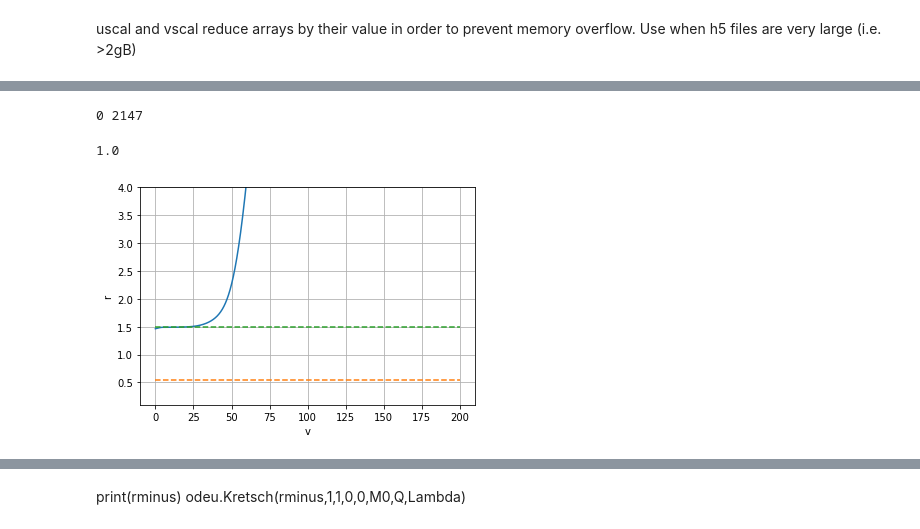
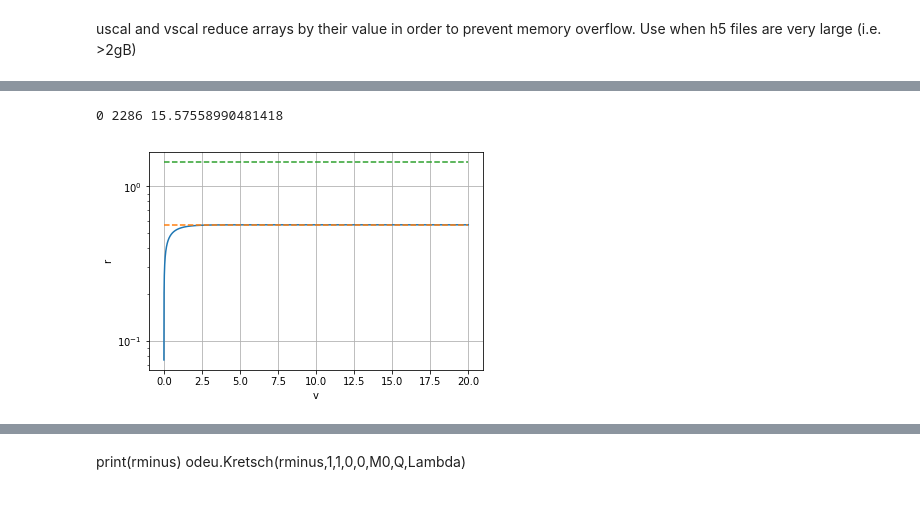
Before and after one commit to bpiotrzkowski/Double-Null-Code, a Jupyter notebook: All Function Checker.ipynb, the cells around one changed output, grey strips where cells are left out. Drawn from its saved outputs; the diff is of its cells as text; code cells hidden in the pictures.

```diff
--- a/All Function Checker.ipynb
+++ b/All Function Checker.ipynb
@@ -36,7 +36,9 @@ File already exists
 # %% [markdown]
 uscal and vscal reduce arrays by their value in order to prevent memory overflow. Use when h5 files are very large (i.e. >2gB)
 # %%
-rnputil=np.load('rnputil.npy')
-urange=np.load('urange.npy')[::uscal]
-vrange=np.load('vrange.npy')[::vscal]
+extension='0'
+datapath='data/'+extension+'/'
+rnputil=np.load(datapath+'rnputil.npy')
+urange=np.load(datapath+'urange.npy')[::uscal]
+vrange=np.load(datapath+'vrange.npy')[::vscal]
 # %%
@@ -122,7 +125,5 @@ if switchax==True:
 # %%
 print(rnputil)
-
-
 
 N=int(rnputil[0])
 Nu=len(urange)#int(rnputil[1])
@@ -138,14 +139,8 @@ vmax=np.nanmax(vrange)
 M=massnp[1][-1]
 print(M,massnp[1,-1])
 
-print('N='+str(N))
+dv0=vrange[1]-vrange[0]
 
-if M0>0.0:
-    du0=M0/N
-    dv0=du0
-else:
-    du0=1/N
-    dv0=du0
 
 #M=nan.max(massnp)
 
@@ -153,7 +148,7 @@ def fr(r,M,Q,Lambda):
     return 1-2*M/r+Q**2.0/r**2.0-Lambda*r**2.0/3.0
 
 if Lambda==0.0:
-    sol = optimize.root(fr,[0.322,2.5],args=(M,Q,Lambda), method='hybr',tol=.0000001)
+    sol = optimize.root(fr,[0.2,1.435],args=(M,Q,Lambda), method='hybr',tol=.0000001)
     rminus=sol.x[0]
     rplus=sol.x[1]
     rcosm=np.inf
@@ -198,30 +191,33 @@ k+: 0.21313646680898302 k-: 1.6008222858410193 kc: nan
-# %%
-uval=5#Nu-1#for single value graphs, this chooses the index in the u direction
-print(0,Nu)
-# %% [output]
-0 2147
 # %%
+uval=Nu-1#Nu-1#for single value graphs, this chooses the index in the u direction
+print(0,Nu,urange[-1])
+ulist=[1,2,3,4,5,6,7,8,9,9.955,10.25,10.5,11,11.5,12,13,14,15,15.5]
+uind=[]
+for i in ulist:
+    uind.append((np.abs(urange-i)).argmin())
+
 dercorr=1.0  #this is legacy, eddington coordinates are already correct      #dr0v/0.5/np.abs(1-2*massnp[0][0]/rnp[0][0]+Q**2/rnp[0][0]**2-Lambda*(rnp[0][0])**2.0/3.0)
 vrange2=vrange*dercorr
-print(dercorr)
+#print(dercorr)
 # %% [output]
-1.0
+0 2286 15.57558990481418
 # %%
 plt.plot(vrange,rnp[uval])
 plt.plot([min(vrange),max(vrange)],[rminus,rminus],'--')
 plt.plot([min(vrange),max(vrange)],[rplus,rplus],'--')
 if Lambda>0.0:
     plt.plot([min(vrange),max(vrange)],[rcosm,rcosm],'--')
 #plt.ylim(rcosm-.0000001,rcosm+.0000001)
 #plt.ylim(rminus-.001,rminus+.001)
 plt.xlabel('v')
 plt.ylabel('r')
-plt.ylim(0.1,4.0)
-#plt.yscale('log')
+#plt.ylim(0.1,4.0)
+#plt.xscale('log')
+plt.yscale('log')
 plt.grid()
 plt.show()
 # %% [output]
-[figure, old version]
+[figure, new version]
 # %%
 plt.plot(vrange2,np.abs(dsignpv[uval])/dercorr)
 #plt.plot(vrange2,np.abs(dsignpu[uval])/dercorr)
```
Also changed, not shown: parts of 47 cells of this notebook, 1 other file.
